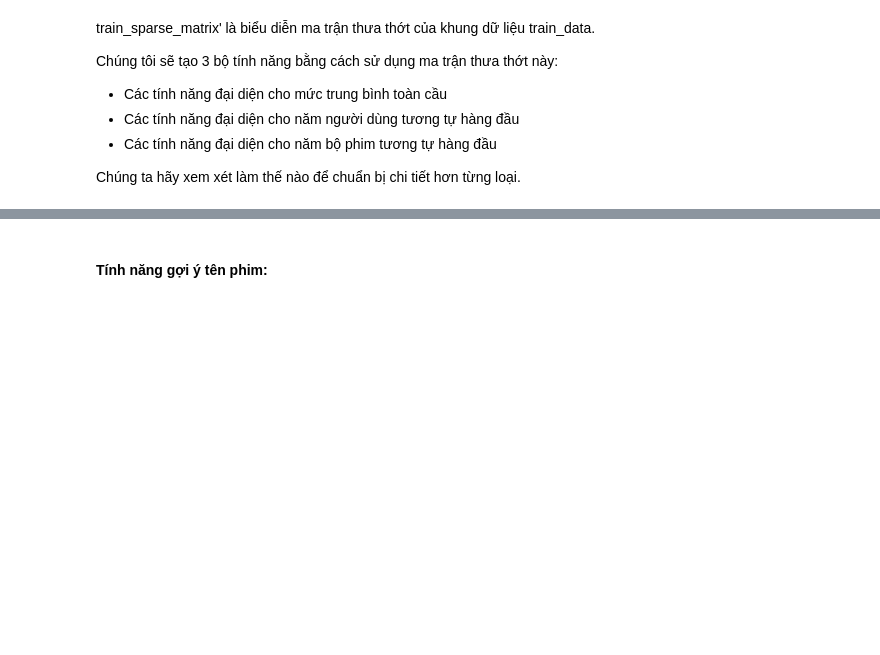
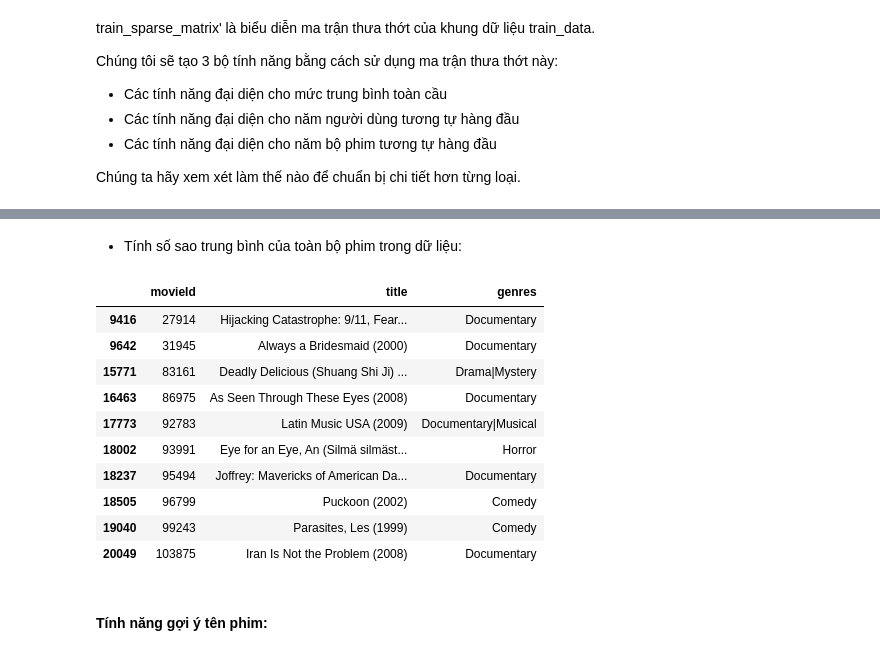
Before and after one commit to bason1999qn/Movie_Recommender_Systems, a Jupyter notebook: By_Spark.ipynb, the cells around one changed output, grey strips where cells are left out. Cells and saved outputs as stored; diff of their text form; code cells hidden in the pictures; blank space fills up the shorter version.

```diff
--- a/By_Spark.ipynb
+++ b/By_Spark.ipynb
@@ -139,0 +144,29 @@ Chúng ta hãy xem xét làm thế nào để chuẩn bị chi tiết hơn từn
+# %%
+# get the user averages in dictionary (key: user_id/movie_id, value: avg rating)
+def get_average_ratings(sparse_matrix, of_users):
+
+    # average ratings of user/axes
+    ax = 1 if of_users else 0 # 1 - User axes,0 - Movie axes
+
+    # ".A1" is for converting Column_Matrix to 1-D numpy array
+    sum_of_ratings = sparse_matrix.sum(axis=ax).A1
+    # Boolean matrix of ratings ( whether a user rated that movie or not)
+    is_rated = sparse_matrix!=0
+    # no of ratings that each user OR movie..
+    no_of_ratings = is_rated.sum(axis=ax).A1
+
+    # max_user  and max_movie ids in sparse matrix
+    u,m = sparse_matrix.shape
+    # creae a dictonary of users and their average ratigns..
+    average_ratings = { i : sum_of_ratings[i]/no_of_ratings[i]
+                                 for i in range(u if of_users else m)
+                                    if no_of_ratings[i] !=0}
+
+    # return that dictionary of average ratings
+    train_averages = dict()
+    # get the average of ratings in our train set.
+    train_averages['movie'] = average_ratings
+    return train_averages
+# %%
+train_averages = get_average_ratings(train_sparse_matrix, of_users=False)
+train_averages
@@ -140,3 +191,23 @@ Chúng ta hãy xem xét làm thế nào để chuẩn bị chi tiết hơn từn
+# %% [markdown]
+- Tính số sao trung bình của toàn bộ phim trong dữ liệu:
+# %%
+def recommend_top(df_movies, train_averages, top = 10):
+    top_n = list(dict(sorted(train_averages['movie'].items(), key=lambda item: item[1], reverse=True)).keys())[0:top]
+    return df_movies.loc[df_movies.movieId.isin(top_n)]
+# %%
+recommend_top(df_movies, train_averages, top = 10)
+# %% [output]
+|  | movieId | title | genres |
+| 9416 | 27914 | Hijacking Catastrophe: 9/11, Fear... | Documentary |
+| 9642 | 31945 | Always a Bridesmaid (2000) | Documentary |
+| 15771 | 83161 | Deadly Delicious (Shuang Shi Ji) ... | Drama|Mystery |
+| 16463 | 86975 | As Seen Through These Eyes (2008) | Documentary |
+| 17773 | 92783 | Latin Music USA (2009) | Documentary|Musical |
+| 18002 | 93991 | Eye for an Eye, An (Silmä silmäst... | Horror |
+| 18237 | 95494 | Joffrey: Mavericks of American Da... | Documentary |
+| 18505 | 96799 | Puckoon (2002) | Comedy |
+| 19040 | 99243 | Parasites, Les (1999) | Comedy |
+| 20049 | 103875 | Iran Is Not the Problem (2008) | Documentary |
 # %% [markdown]
 #### Tính năng gợi ý tên phim:
 # %%
```
Also changed, not shown: parts of 9 cells of this notebook.
